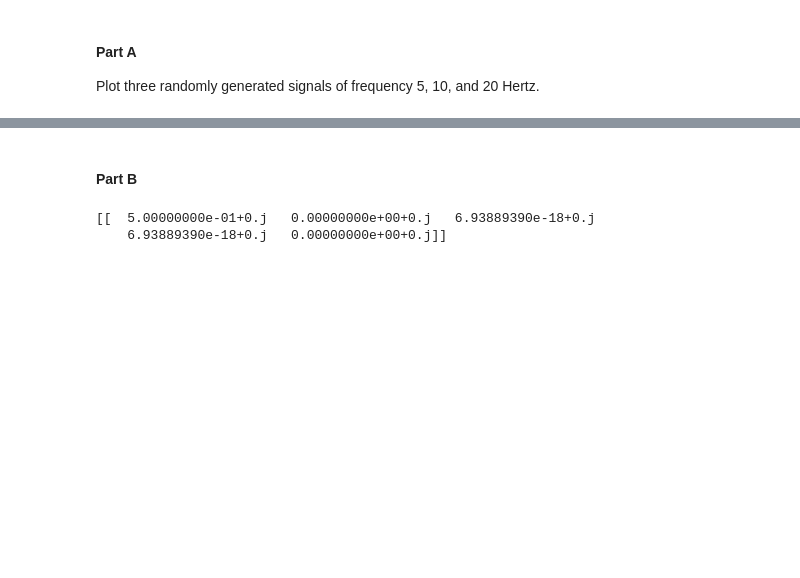
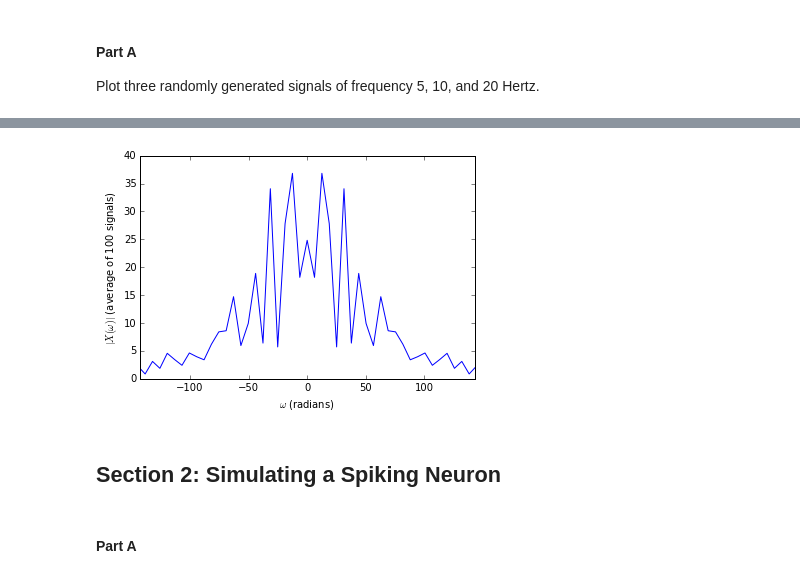
Before and after one commit to Kanaderu/neural-eng, a Jupyter notebook: assignments/assignment-2/assignment-2.ipynb, the cells around one changed output, grey strips where cells are left out. Saved outputs shown, nothing was run; the diff lists cells and outputs as text; code cells hidden in the pictures; blank space fills up the shorter version.

```diff
--- a/assignments/assignment-2/assignment-2.ipynb
+++ b/assignments/assignment-2/assignment-2.ipynb
@@ -104,0 +203,31 @@ NameError: name 'where' is not defined
+# %%
+# time ranges and params
+num_seeds = 100
+t = np.arange(0,T,dt)
+N = len(t) #samples
+T, dt, rms, bandwidth = 1, 0.001, 0.1, 10
+
+f = np.fft.fftfreq(N,dt) #freqs (Hz)
+w = [2*np.pi*freq for freq in f] #convert to radians
+seeds = np.arange(1,num_seeds,1) #100 unique PRNG seeds
+
+X_sigs = []
+for seed in seeds:
+    x,X = generate_dropoff_signal(T=T,dt=dt,rms=rms,bandwidth=bandwidth,seed=seed)
+    X_sigs.append(X)
+
+X_sigs = np.array(X_sigs)
+X_sigs_norm = [np.absolute(freq_vals) for freq_vals in X_sigs[:,]]
+
+# Fix the ordering
+w, X_sigs_norm = (list(t) for t in zip(*sorted(zip(w,X_sigs_norm[0]))))
+# Plot the average magnitudes
+plt.plot(w,X_sigs_norm)
+plt.xlabel('$\omega$ (radians)')
+plt.ylabel('$|X(\omega)|$ (average of %s signals)' % num_seeds)
+plt.xlim([-2*np.pi*bandwidth - 80, 2*np.pi*bandwidth + 80])
+plt.show()
+# %% [output]
+[figure, added]
+# %% [markdown]
+## Section 2: Simulating a Spiking Neuron
@@ -105,24 +275,2 @@ NameError: name 'where' is not defined
 # %% [markdown]
-#### Part B
+#### Part A
-# %%
-# time ranges and params
-t = np.arange(0,T,dt)
-N = len(t) #samples
-T, dt, rms, limit = 1, 0.5, 0.1, 10
-
-f = np.fft.fftfreq(N,dt) #freqs (Hz)
-w = [2*np.pi*freq for freq in f] #convert to radians
-seeds = np.arange(1,2,1) #100 unique PRNG seeds
-
-X_sigs = []
-for seed in seeds:
-    x,X = generate_signal(T=T,dt=dt,rms=rms,limit=limit,seed=seed)
-    X_sigs.append(X)
-
-X_sigs = np.array(X_sigs)
-X_sigs_norm = [np.linalg.norm(freq_vals) for freq_vals in X_sigs[:,]]
-
-print(X_sigs)
-# %% [output]
-[[  5.00000000e-01+0.j   0.00000000e+00+0.j   6.93889390e-18+0.j
-    6.93889390e-18+0.j   0.00000000e+00+0.j]]
```
Also changed, not shown: parts of 27 cells of this notebook.
